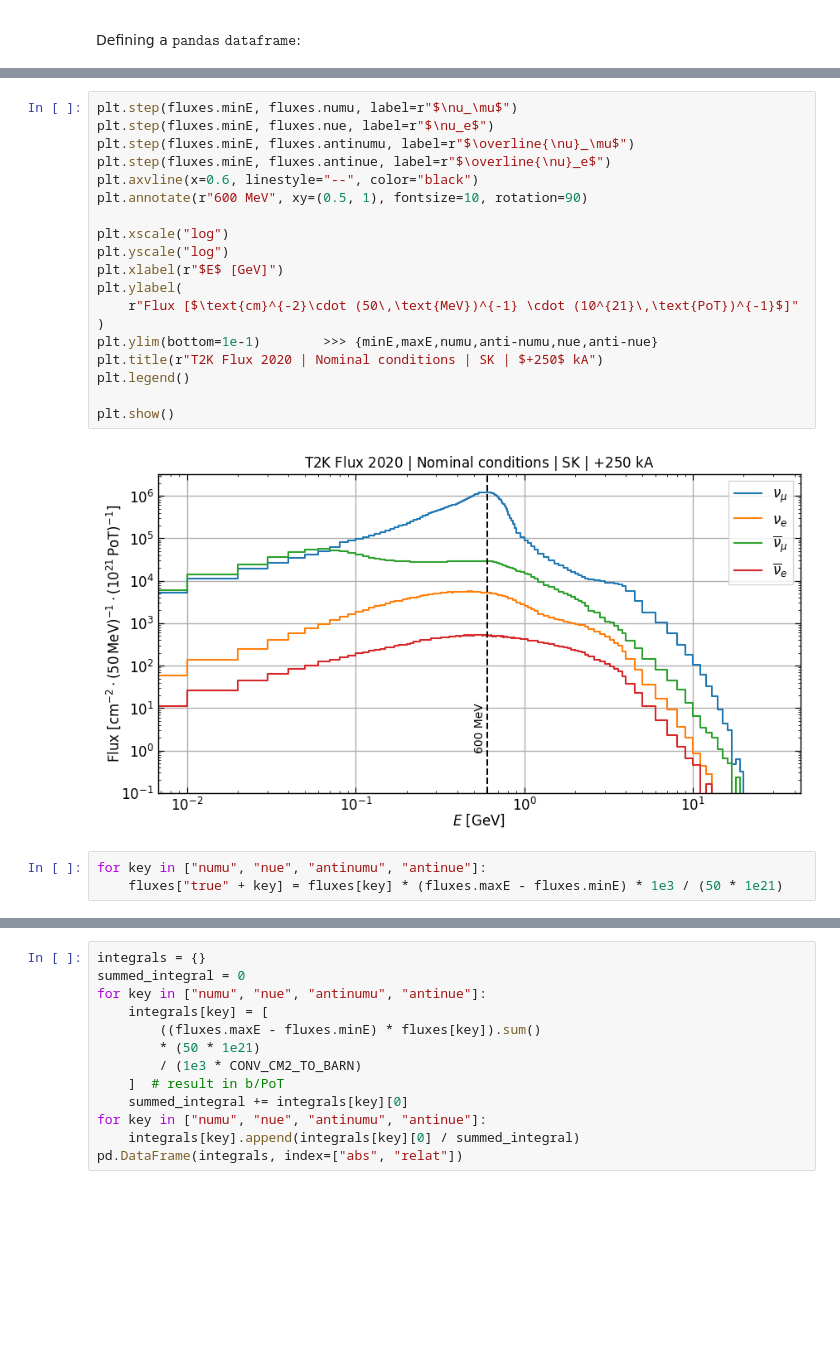
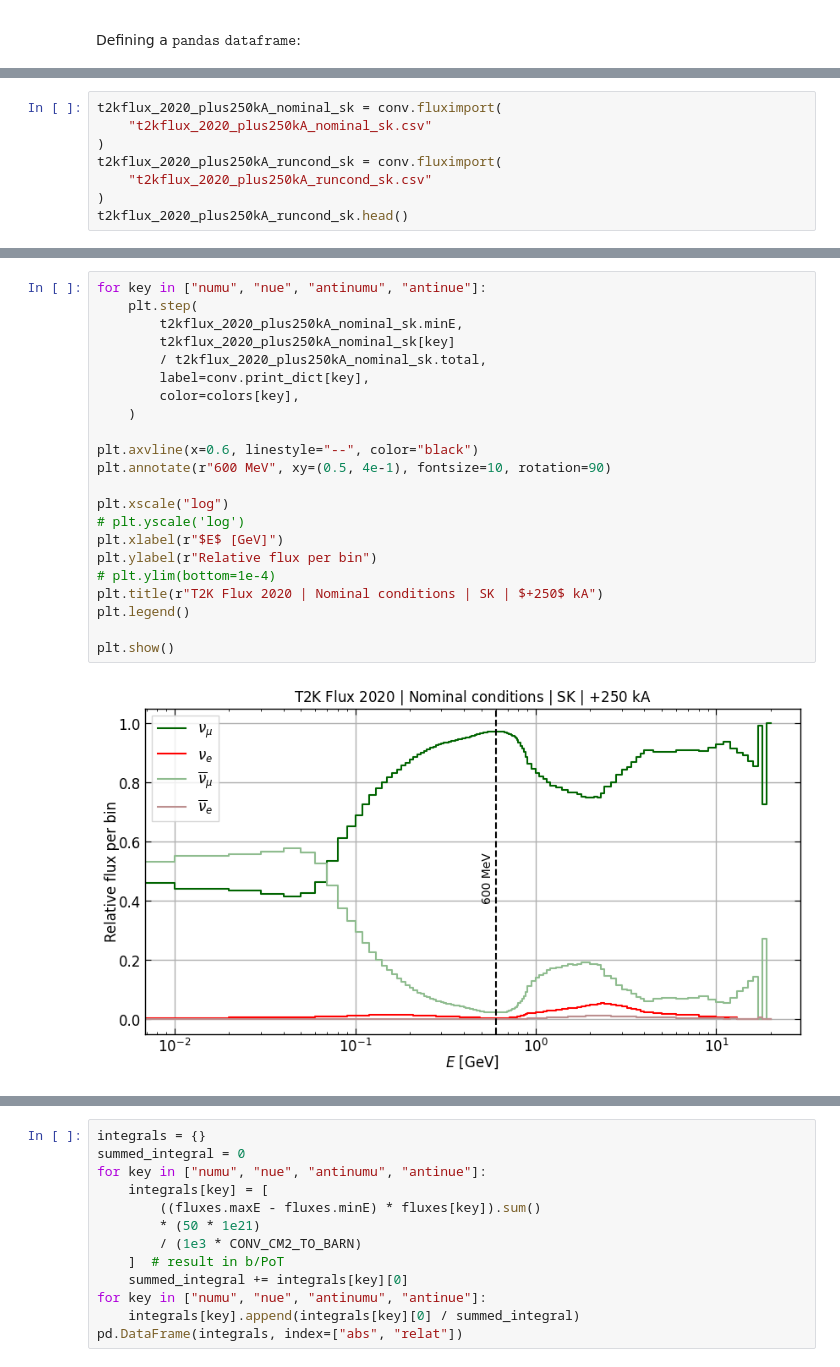
Before and after one commit to pboistier/energy-effects-T2K, a Jupyter notebook: docs/source/notebooks/convolution.ipynb, the cells around one changed output, grey strips where cells are left out. Saved outputs shown, nothing was run; the diff lists cells and outputs as text; blank space fills up the shorter version.

Commit message:
New plots and methods

```diff
--- a/docs/source/notebooks/convolution.ipynb
+++ b/docs/source/notebooks/convolution.ipynb
@@ -57,0 +44,8 @@ fluxes.head()
+# %%
+t2kflux_2020_plus250kA_nominal_sk = conv.fluximport(
+    "t2kflux_2020_plus250kA_nominal_sk.csv"
+)
+t2kflux_2020_plus250kA_runcond_sk = conv.fluximport(
+    "t2kflux_2020_plus250kA_runcond_sk.csv"
+)
+t2kflux_2020_plus250kA_runcond_sk.head()
@@ -70,24 +162,24 @@ fluxes.describe()
 # %%
-plt.step(fluxes.minE, fluxes.numu, label=r"$\nu_\mu$")
-plt.step(fluxes.minE, fluxes.nue, label=r"$\nu_e$")
-plt.step(fluxes.minE, fluxes.antinumu, label=r"$\overline{\nu}_\mu$")
-plt.step(fluxes.minE, fluxes.antinue, label=r"$\overline{\nu}_e$")
+for key in ["numu", "nue", "antinumu", "antinue"]:
+    plt.step(
+        t2kflux_2020_plus250kA_nominal_sk.minE,
+        t2kflux_2020_plus250kA_nominal_sk[key]
+        / t2kflux_2020_plus250kA_nominal_sk.total,
+        label=conv.print_dict[key],
+        color=colors[key],
+    )
+
 plt.axvline(x=0.6, linestyle="--", color="black")
-plt.annotate(r"600 MeV", xy=(0.5, 1), fontsize=10, rotation=90)
+plt.annotate(r"600 MeV", xy=(0.5, 4e-1), fontsize=10, rotation=90)
 
 plt.xscale("log")
-plt.yscale("log")
+# plt.yscale('log')
 plt.xlabel(r"$E$ [GeV]")
-plt.ylabel(
-    r"Flux [$\text{cm}^{-2}\cdot (50\,\text{MeV})^{-1} \cdot (10^{21}\,\text{PoT})^{-1}$]"
-)
-plt.ylim(bottom=1e-1)        >>> {minE,maxE,numu,anti-numu,nue,anti-nue}
+plt.ylabel(r"Relative flux per bin")
+# plt.ylim(bottom=1e-4)
 plt.title(r"T2K Flux 2020 | Nominal conditions | SK | $+250$ kA")
 plt.legend()
 
 plt.show()
 # %% [output]
-[figure, old version]
+[figure, new version]
-# %%
-for key in ["numu", "nue", "antinumu", "antinue"]:
-    fluxes["true" + key] = fluxes[key] * (fluxes.maxE - fluxes.minE) * 1e3 / (50 * 1e21)
```
Also changed, not shown: parts of 9 cells of this notebook, 35 other files.
